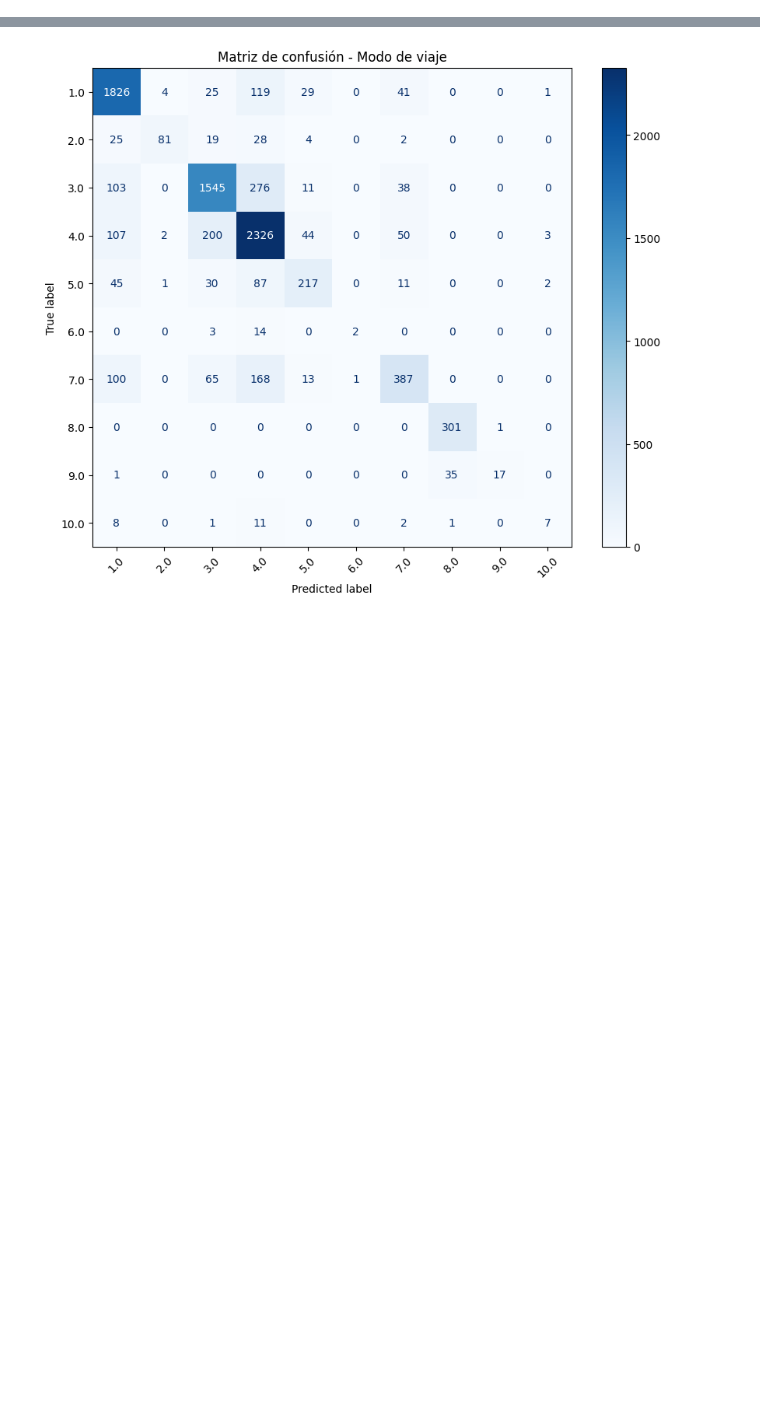
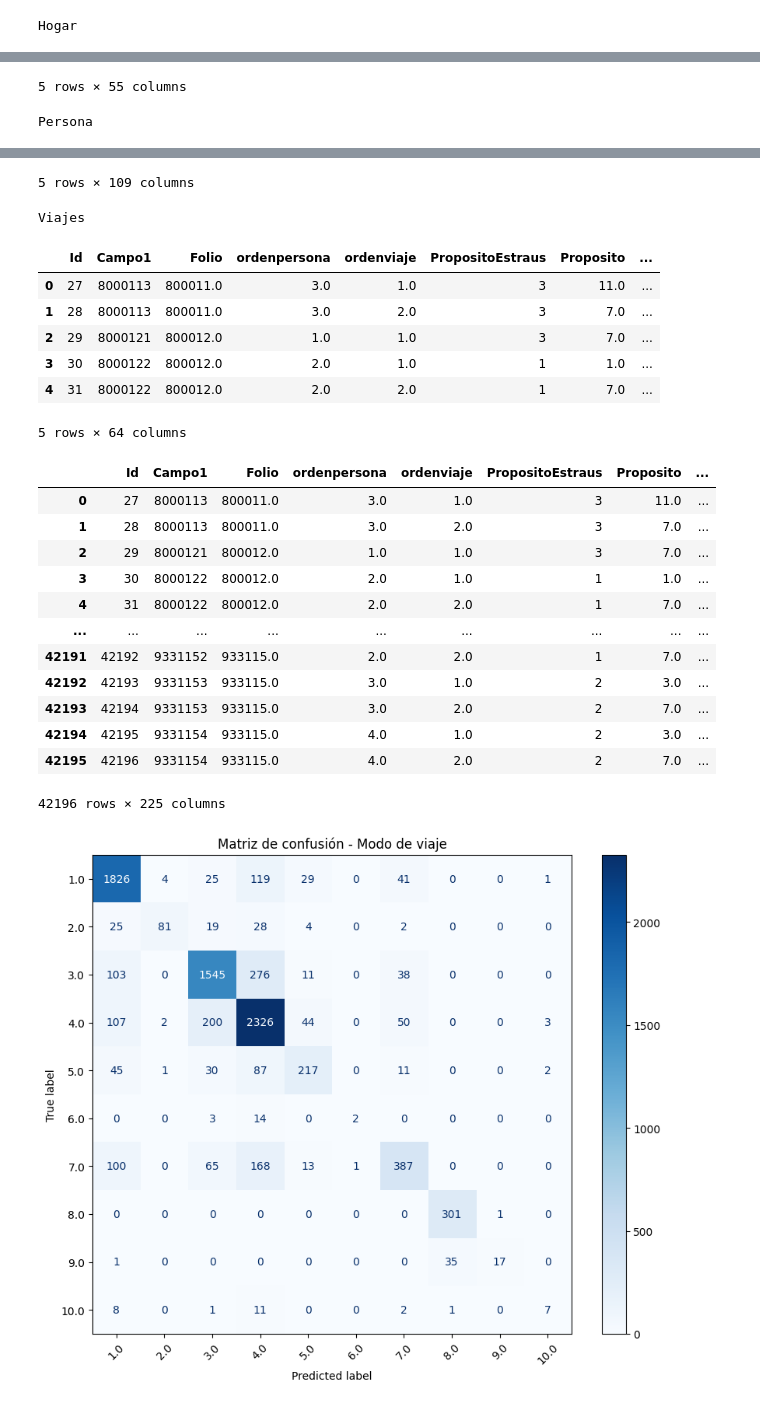
Before and after one commit to diegoalrv/mocho, a Jupyter notebook: train_test_v0.ipynb, the cells around one changed output, grey strips where cells are left out. Cells and saved outputs as stored; diff of their text form; code cells hidden in the pictures; blank space fills up the shorter version.

```diff
--- a/train_test_v0.ipynb
+++ b/train_test_v0.ipynb
@@ -1 +7,21 @@
+# %%
+class DuckDBHelper:
+    def __init__(self, duckdb_path):
+        self.con = duckdb.connect(database=duckdb_path)
+        self.duckdb_path = duckdb_path
+
+    def read_table(self, table_name):
+        """
+        Read a table from DuckDB and return it as a Pandas DataFrame.
+        """
+        query = f"SELECT * FROM {table_name}"
+        df = self.con.execute(query).df()
+        return df
+
+    def list_tables(self):
+        """
+        List available tables in the DuckDB database.
+        """
+        tables = self.con.execute("SHOW TABLES").fetchall()
+        return [table[0] for table in tables]
 # %%
@@ -70,0 +30,20 @@ dtype: float64
+# %%
+# 1. Cargar los datos
+hogar = db_helper.read_table('hogar')  # Usar DuckDB para cargar la tabla hogar
+persona = db_helper.read_table('persona')  # Usar DuckDB para cargar la tabla persona
+viajes = db_helper.read_table('viajes_lab')  # Usar DuckDB para cargar la tabla viajes
+
+print('Hogar')
+display(hogar.head())
+print('Persona')
+display(persona.head())
+print('Viajes')
+display(viajes.head())
+
+# 2. Unir tablas
+df = viajes.merge(persona, left_on=['Folio', 'ordenpersona'], right_on=['Folio', 'ordenpersona'], suffixes=('', '_pers'))
+df = df.merge(hogar, on='Folio', suffixes=('', '_hog'))
+
+df
+# %% [output]
+Hogar
@@ -70,0 +56,2 @@ dtype: float64
+5 rows × 55 columns
+Persona
@@ -70,0 +64,22 @@ dtype: float64
+5 rows × 109 columns
+Viajes
+|  | Id | Campo1 | Folio | ordenpersona | ordenviaje | PropositoEstraus | Proposito | ... |
+| 0 | 27 | 8000113 | 800011.0 | 3.0 | 1.0 | 3 | 11.0 | ... |
+| 1 | 28 | 8000113 | 800011.0 | 3.0 | 2.0 | 3 | 7.0 | ... |
+| 2 | 29 | 8000121 | 800012.0 | 1.0 | 1.0 | 3 | 7.0 | ... |
+| 3 | 30 | 8000122 | 800012.0 | 2.0 | 1.0 | 1 | 1.0 | ... |
+| 4 | 31 | 8000122 | 800012.0 | 2.0 | 2.0 | 1 | 7.0 | ... |
+5 rows × 64 columns
+|  | Id | Campo1 | Folio | ordenpersona | ordenviaje | PropositoEstraus | Proposito | ... |
+| 0 | 27 | 8000113 | 800011.0 | 3.0 | 1.0 | 3 | 11.0 | ... |
+| 1 | 28 | 8000113 | 800011.0 | 3.0 | 2.0 | 3 | 7.0 | ... |
+| 2 | 29 | 8000121 | 800012.0 | 1.0 | 1.0 | 3 | 7.0 | ... |
+| 3 | 30 | 8000122 | 800012.0 | 2.0 | 1.0 | 1 | 1.0 | ... |
+| 4 | 31 | 8000122 | 800012.0 | 2.0 | 2.0 | 1 | 7.0 | ... |
+| ... | ... | ... | ... | ... | ... | ... | ... | ... |
+| 42191 | 42192 | 9331152 | 933115.0 | 2.0 | 2.0 | 1 | 7.0 | ... |
+| 42192 | 42193 | 9331153 | 933115.0 | 3.0 | 1.0 | 2 | 3.0 | ... |
+| 42193 | 42194 | 9331153 | 933115.0 | 3.0 | 2.0 | 2 | 7.0 | ... |
+| 42194 | 42195 | 9331154 | 933115.0 | 4.0 | 1.0 | 2 | 3.0 | ... |
+| 42195 | 42196 | 9331154 | 933115.0 | 4.0 | 2.0 | 2 | 7.0 | ... |
+42196 rows × 225 columns
```
Also changed, not shown: parts of 4 cells of this notebook, 2 other files.
